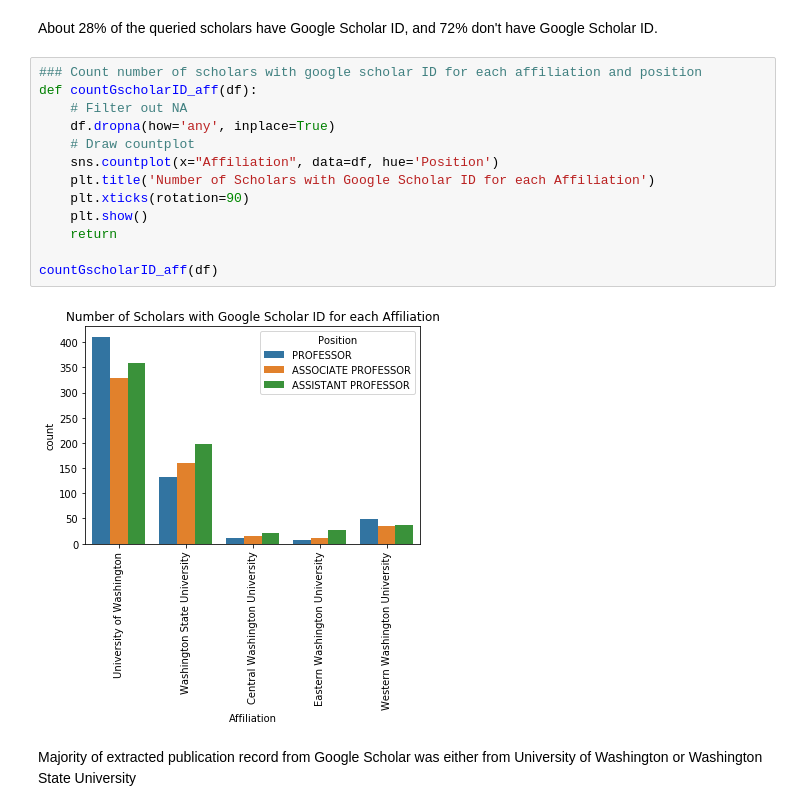
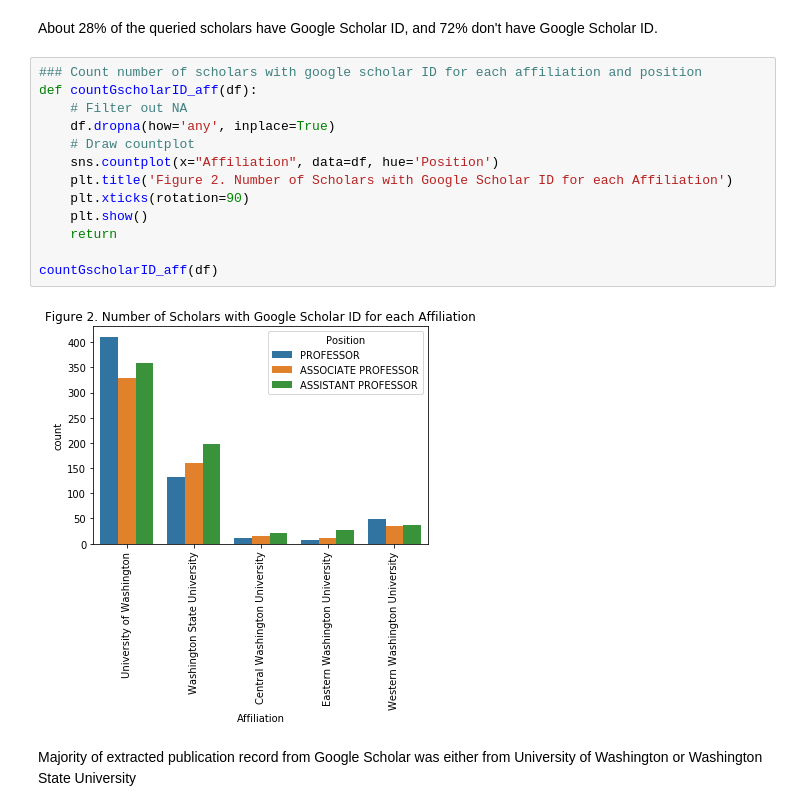
Before and after one commit to jkim30882/TDI, a Jupyter notebook: TDI Final Interview.ipynb, the cells around one changed output. Cells and saved outputs as stored; diff of their text form.

```diff
--- a/TDI Final Interview.ipynb
+++ b/TDI Final Interview.ipynb
@@ -126,18 +126,18 @@ About 28% of the queried scholars have Google Scholar ID, and 72% don't have Goo
 # %%
 ### Count number of scholars with google scholar ID for each affiliation and position
 def countGscholarID_aff(df):
     # Filter out NA
     df.dropna(how='any', inplace=True)
     # Draw countplot
     sns.countplot(x="Affiliation", data=df, hue='Position')
-    plt.title('Number of Scholars with Google Scholar ID for each Affiliation')
+    plt.title('Figure 2. Number of Scholars with Google Scholar ID for each Affiliation')
     plt.xticks(rotation=90)
     plt.show()
     return
 
 countGscholarID_aff(df)
 # %% [output]
-[figure, old version]
+[figure, new version]
 # %% [markdown]
 Majority of extracted publication record from Google Scholar was either from University of Washington or Washington State University
 # %%
```
Also changed, not shown: parts of 8 cells of this notebook.
